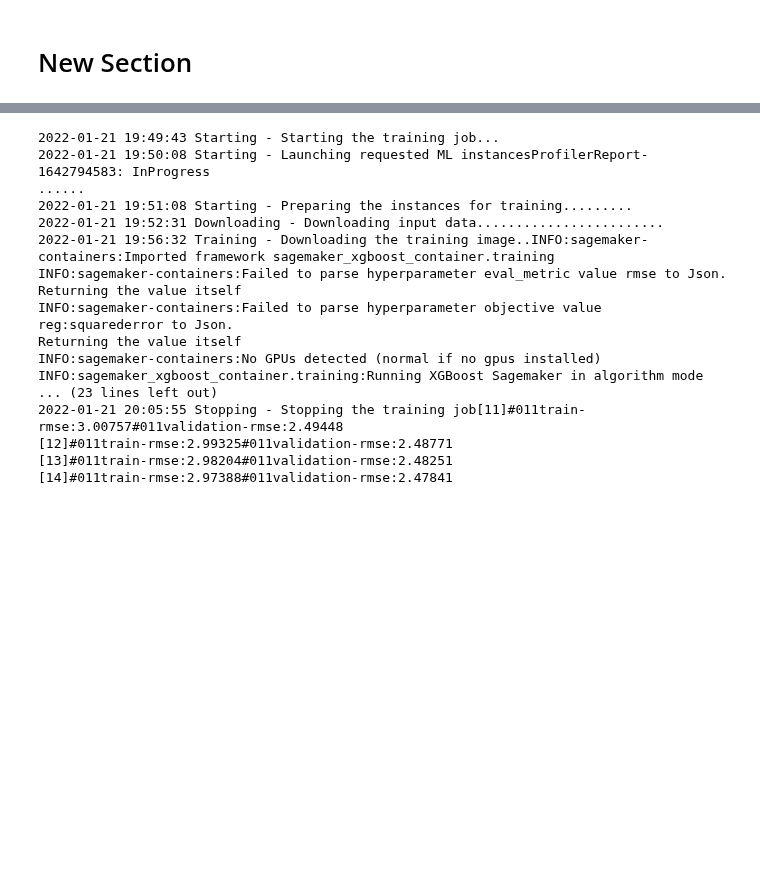
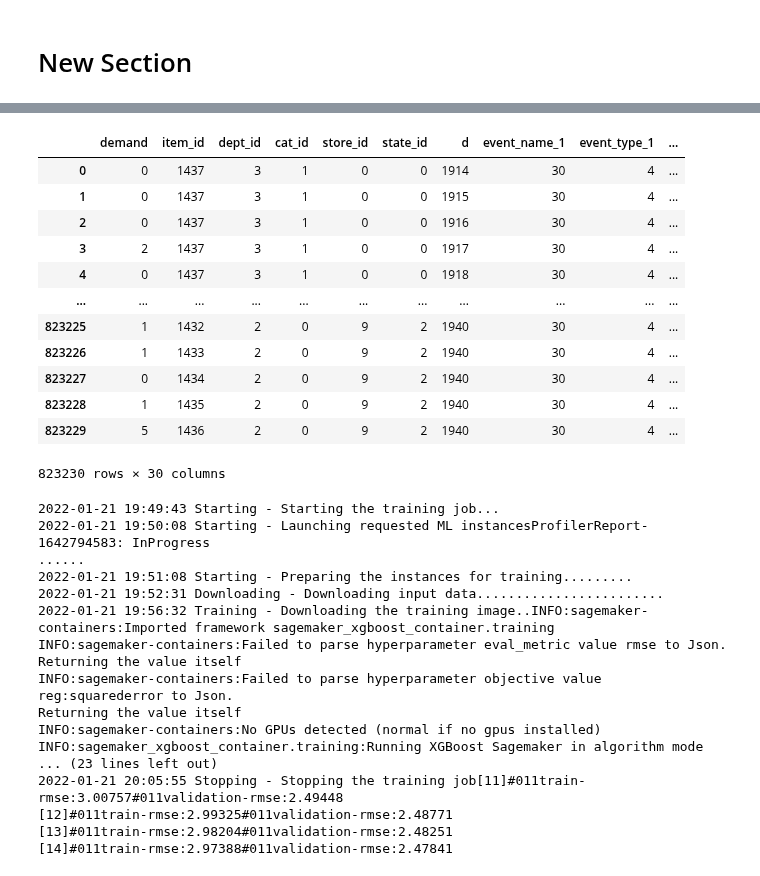
Before and after one commit to engrkassar/5.-MLND_Capstone_Project, a Jupyter notebook: 02-training.ipynb, the cells around one changed output, grey strips where cells are left out. Cells and saved outputs as stored; diff of their text form; code cells hidden in the pictures; blank space fills up the shorter version.

```diff
--- a/02-training.ipynb
+++ b/02-training.ipynb
@@ -51,0 +72,16 @@ prefix = 'perdictions'
+# %%
+val
+# %% [output]
+|  | demand | item_id | dept_id | cat_id | store_id | state_id | d | event_name_1 | event_type_1 | ... |
+| 0 | 0 | 1437 | 3 | 1 | 0 | 0 | 1914 | 30 | 4 | ... |
+| 1 | 0 | 1437 | 3 | 1 | 0 | 0 | 1915 | 30 | 4 | ... |
+| 2 | 0 | 1437 | 3 | 1 | 0 | 0 | 1916 | 30 | 4 | ... |
+| 3 | 2 | 1437 | 3 | 1 | 0 | 0 | 1917 | 30 | 4 | ... |
+| 4 | 0 | 1437 | 3 | 1 | 0 | 0 | 1918 | 30 | 4 | ... |
+| ... | ... | ... | ... | ... | ... | ... | ... | ... | ... | ... |
+| 823225 | 1 | 1432 | 2 | 0 | 9 | 2 | 1940 | 30 | 4 | ... |
+| 823226 | 1 | 1433 | 2 | 0 | 9 | 2 | 1940 | 30 | 4 | ... |
+| 823227 | 0 | 1434 | 2 | 0 | 9 | 2 | 1940 | 30 | 4 | ... |
+| 823228 | 1 | 1435 | 2 | 0 | 9 | 2 | 1940 | 30 | 4 | ... |
+| 823229 | 5 | 1436 | 2 | 0 | 9 | 2 | 1940 | 30 | 4 | ... |
+823230 rows × 30 columns
```
Also changed, not shown: parts of 6 cells of this notebook.
